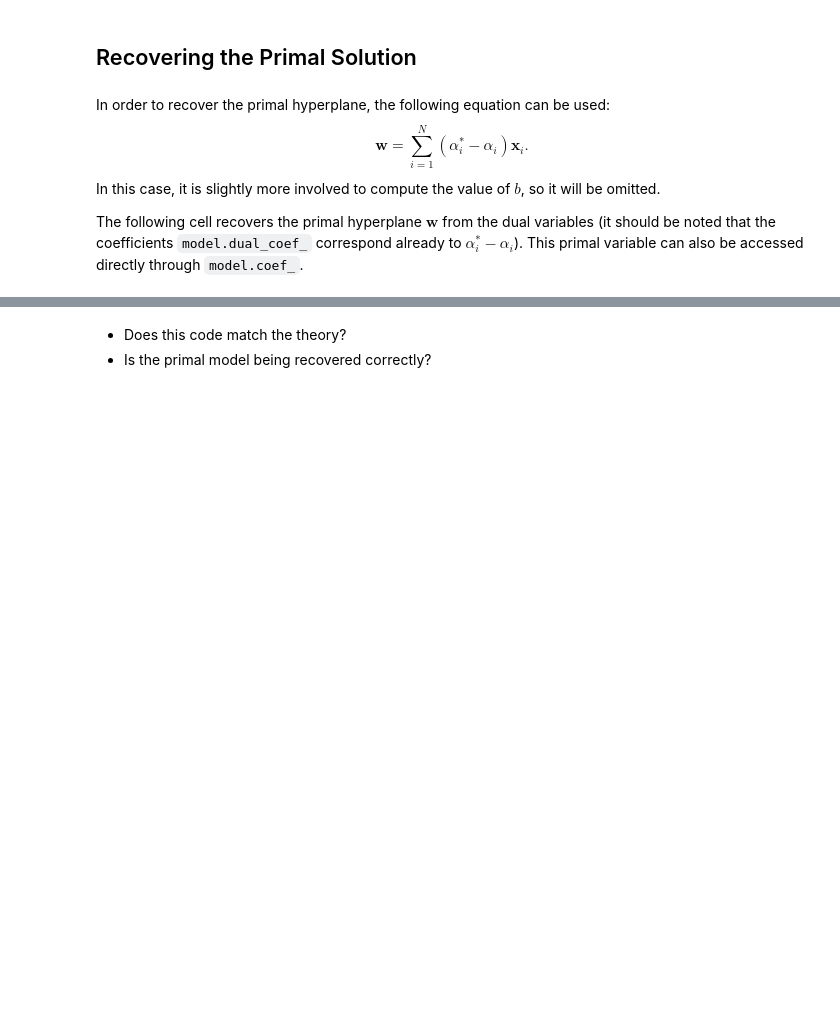
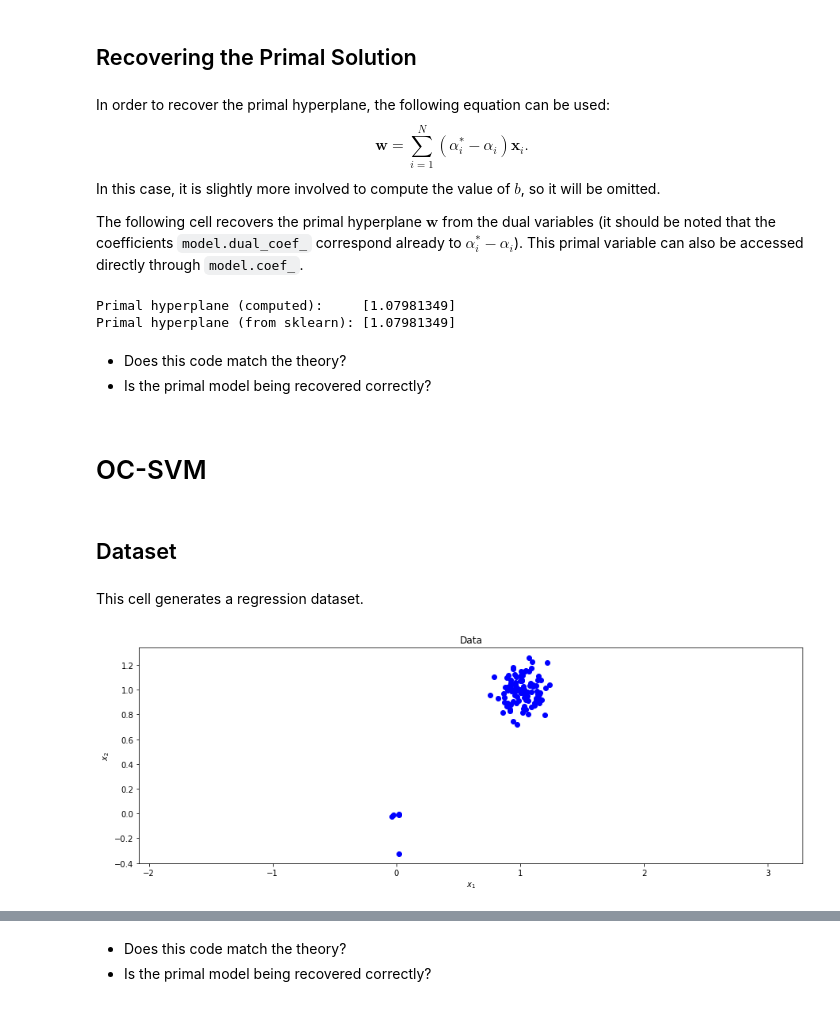
Before and after one commit to OscarGB/MUCD-MAAA, a Jupyter notebook: Oscar/3- SVM/SVMs.ipynb, the cells around one changed output, grey strips where cells are left out. Drawn from its saved outputs; the diff is of its cells as text; code cells hidden in the pictures; blank space fills up the shorter version.

```diff
--- a/Oscar/3- SVM/SVMs.ipynb
+++ b/Oscar/3- SVM/SVMs.ipynb
@@ -324,3 +325,35 @@ In this case, it is slightly more involved to compute the value of $b$, so it wi
 
 The following cell recovers the primal hyperplane $\mathbf{w}$ from the dual variables (it should be noted that the coefficients `model.dual_coef_` correspond already to $\alpha^*_i - \alpha_i$).
 This primal variable can also be accessed directly through `model.coef_`.
+# %%
+w = model.dual_coef_[0] @ model.support_vectors_
+print("Primal hyperplane (computed):    ", w)
+print("Primal hyperplane (from sklearn):", model.coef_[0])
+# %% [output]
+Primal hyperplane (computed):     [1.07981349]
+Primal hyperplane (from sklearn): [1.07981349]
+# %% [markdown]
+<div class="qst">
+
+* Does this code match the theory?
+* Is the primal model being recovered correctly?
+
+</div>
+# %% [markdown]
+# OC-SVM
+# %% [markdown]
+## Dataset
+# %% [markdown]
+This cell generates a regression dataset.
+# %%
+n_pat = 100
+n_out = 5
+
+np.random.seed(seed)
+
+x = 1e-1 * np.random.randn(n_pat - n_out, 2) + 1
+x = np.vstack((x, 1e-1 * np.random.randn(n_out, 2) ))
+y = np.ones(n_pat)
+plot_dataset_clas(x, y)
+# %% [output]
+[figure, added]
```
Also changed, not shown: parts of 33 cells of this notebook, 2 other files.
